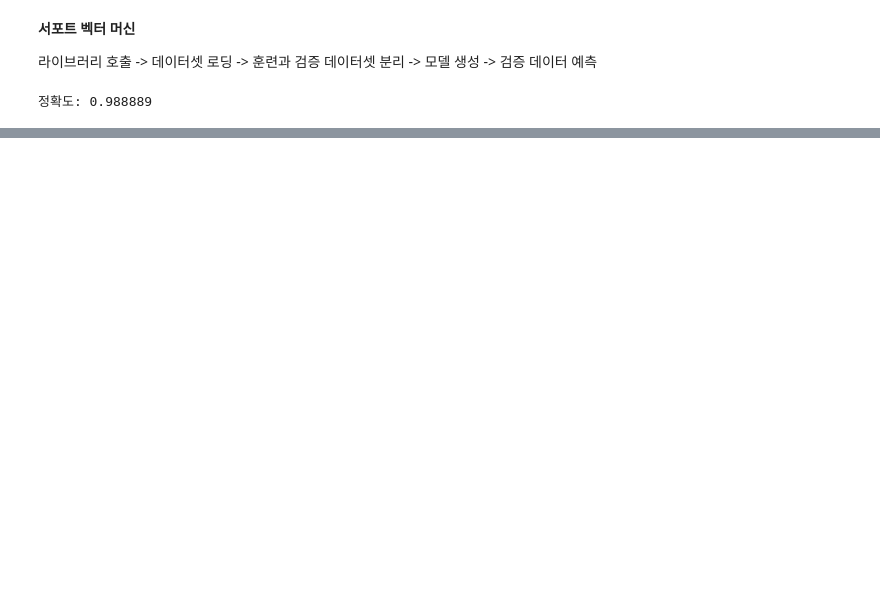
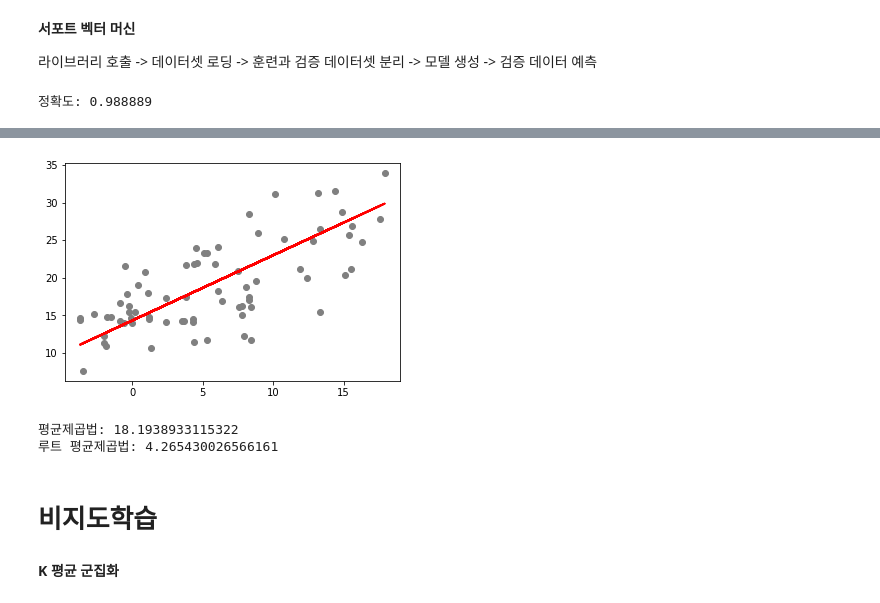
Before and after one commit to kschoi93/AI, a Jupyter notebook: MachineLearning.ipynb, the cells around one changed output, grey strips where cells are left out. Drawn from its saved outputs; the diff is of its cells as text; code cells hidden in the pictures; blank space fills up the shorter version.

```diff
--- a/MachineLearning.ipynb
+++ b/MachineLearning.ipynb
@@ -85,0 +258,4 @@ print('정확도: {0:f}'.format(score))
+# %%
+y_pred = regressor.predict(X_test)
+df = pd.DataFrame({'Actual': y_test.flatten(), 'Predicted': y_pred.flatten()})
+df
@@ -85,0 +276,16 @@ print('정확도: {0:f}'.format(score))
+# %%
+plt.scatter(X_test, y_test, color='gray')
+plt.plot(X_test, y_pred, color='red', linewidth=2)
+plt.show()
+# %% [output]
+[figure, added]
+# %%
+print('평균제곱법:', metrics.mean_squared_error(y_test, y_pred))
+print('루트 평균제곱법:', np.sqrt(metrics.mean_squared_error(y_test, y_pred)))
+# %% [output]
+평균제곱법: 18.1938933115322
+루트 평균제곱법: 4.265430026566161
+# %% [markdown]
+# 비지도학습
+# %% [markdown]
+**K 평균 군집화**
```
Also changed, not shown: parts of 32 cells of this notebook.
